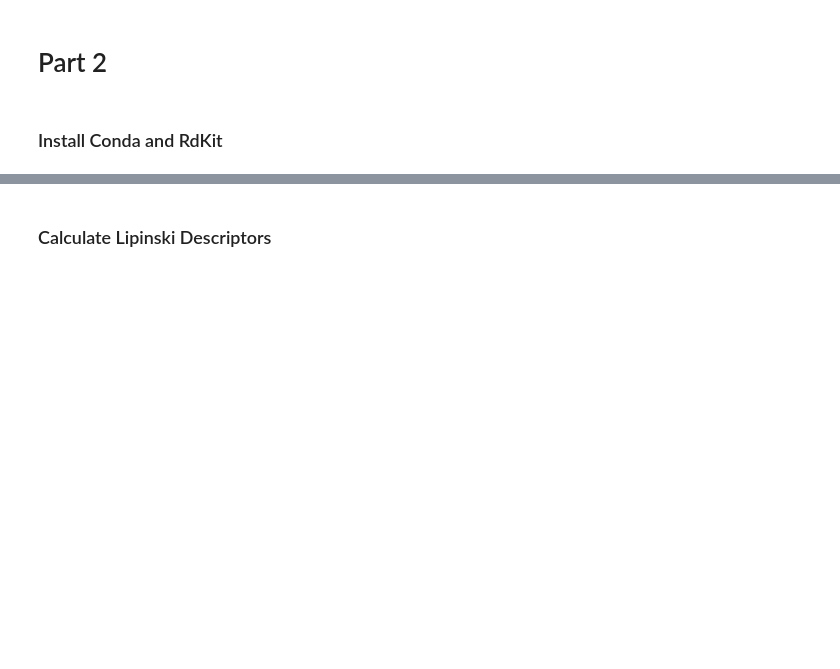
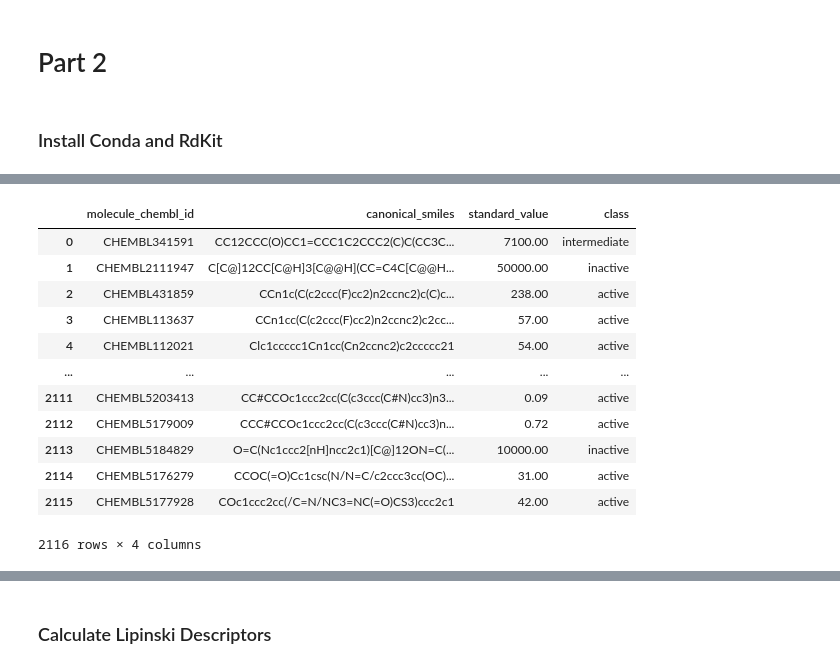
Before and after one commit to jessexmaki/zika-antiviral-qsar-modeling, a Jupyter notebook: Draft.ipynb, the cells around one changed output, grey strips where cells are left out. Saved outputs shown, nothing was run; the diff lists cells and outputs as text; code cells hidden in the pictures; blank space fills up the shorter version.

```diff
--- a/Draft.ipynb
+++ b/Draft.ipynb
@@ -80,6 +188,20 @@ sys.path.append('/usr/local/lib/python3.7/site-packages/')
 # %%
-df = pd.read_csv('acetylcholinesterase_03_bioactivity_data_curated.csv')
+df = pd.read_csv('Data/aromatase_03_bioactivity_data_curated.csv')
 df
+# %% [output]
+|  | molecule_chembl_id | canonical_smiles | standard_value | class |
+| 0 | CHEMBL341591 | CC12CCC(O)CC1=CCC1C2CCC2(C)C(CC3C... | 7100.00 | intermediate |
+| 1 | CHEMBL2111947 | C[C@]12CC[C@H]3[C@@H](CC=C4C[C@@H... | 50000.00 | inactive |
+| 2 | CHEMBL431859 | CCn1c(C(c2ccc(F)cc2)n2ccnc2)c(C)c... | 238.00 | active |
+| 3 | CHEMBL113637 | CCn1cc(C(c2ccc(F)cc2)n2ccnc2)c2cc... | 57.00 | active |
+| 4 | CHEMBL112021 | Clc1ccccc1Cn1cc(Cn2ccnc2)c2ccccc21 | 54.00 | active |
+| ... | ... | ... | ... | ... |
+| 2111 | CHEMBL5203413 | CC#CCOc1ccc2cc(C(c3ccc(C#N)cc3)n3... | 0.09 | active |
+| 2112 | CHEMBL5179009 | CCC#CCOc1ccc2cc(C(c3ccc(C#N)cc3)n... | 0.72 | active |
+| 2113 | CHEMBL5184829 | O=C(Nc1ccc2[nH]ncc2c1)[C@]12ON=C(... | 10000.00 | inactive |
+| 2114 | CHEMBL5176279 | CCOC(=O)Cc1csc(N/N=C/c2ccc3cc(OC)... | 31.00 | active |
+| 2115 | CHEMBL5177928 | COc1ccc2cc(/C=N/NC3=NC(=O)CS3)ccc2c1 | 42.00 | active |
+2116 rows × 4 columns
 # %%
 df_no_smiles = df.drop(columns='canonical_smiles')
 # %%
```
Also changed, not shown: parts of 55 cells of this notebook, 28 other files.
